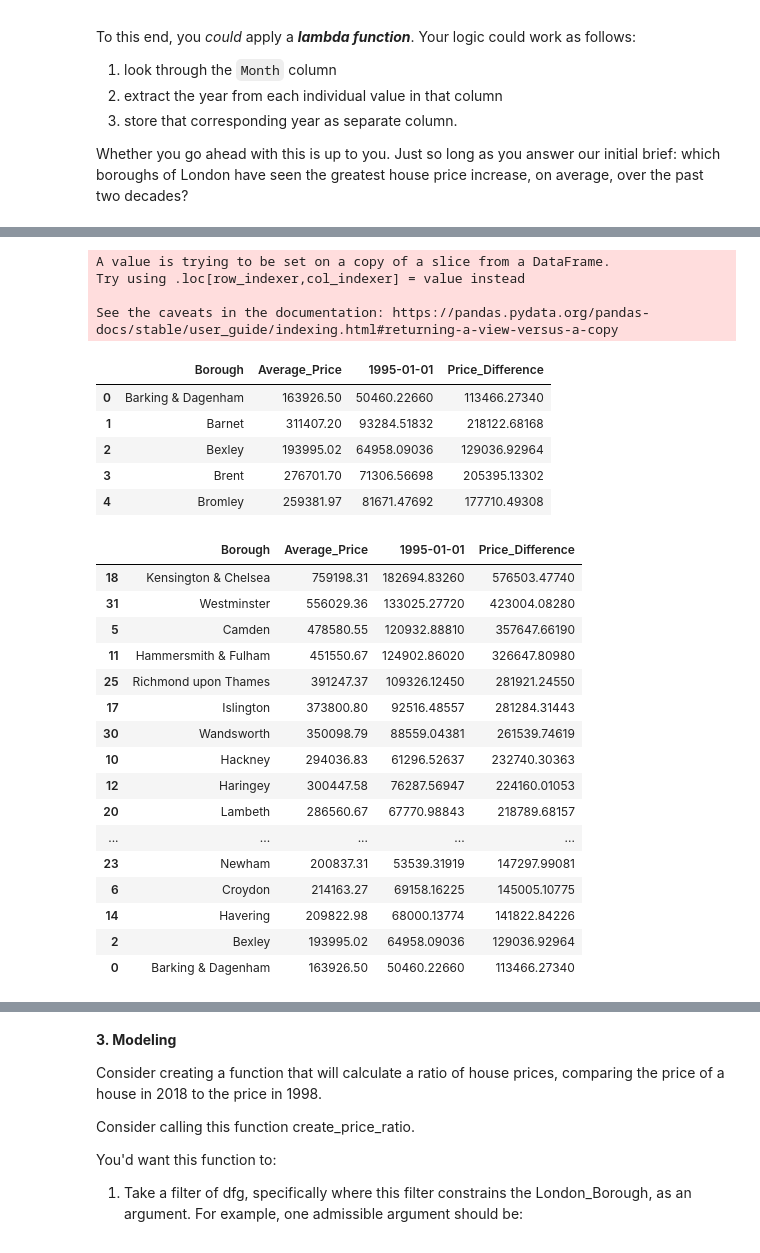
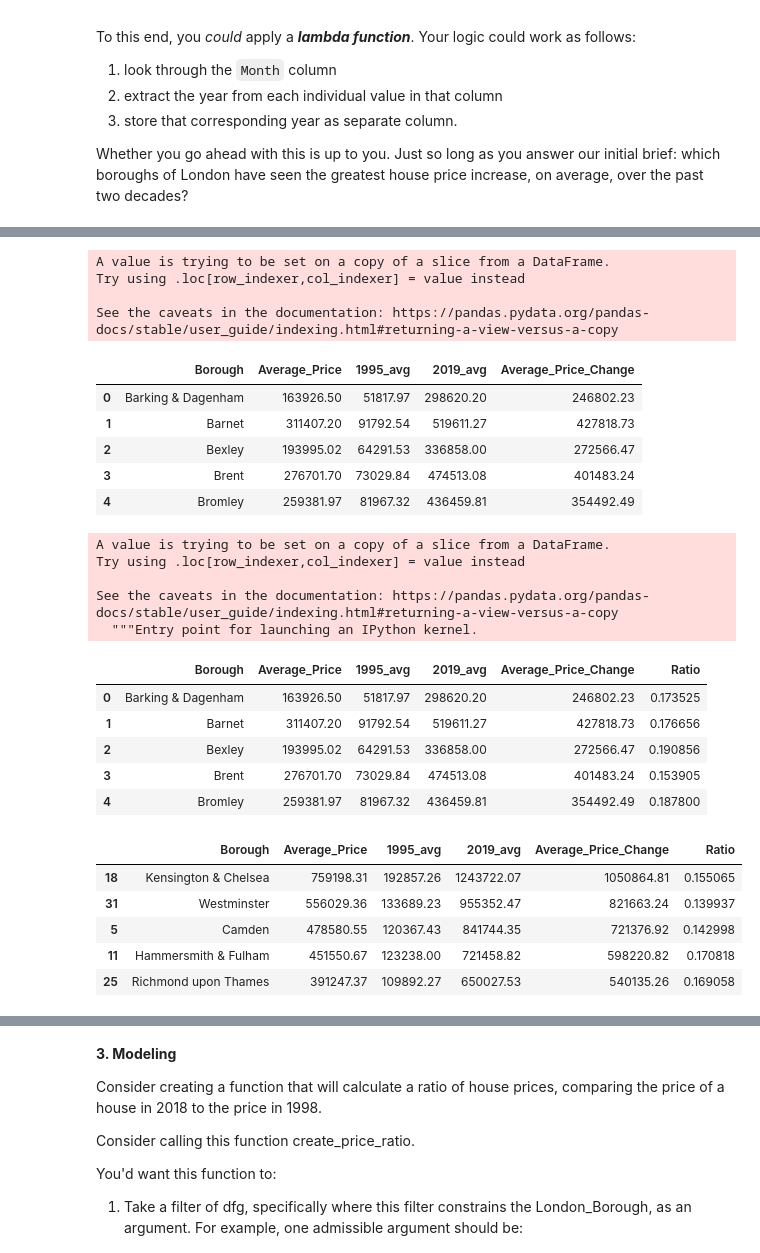
Before and after one commit to dplem/Springboard_Projects, a Jupyter notebook: Unit_4_Challenge_Tier_3.ipynb, the cells around one changed output, grey strips where cells are left out. Cells and saved outputs as stored; diff of their text form; code cells hidden in the pictures.

```diff
--- a/Unit_4_Challenge_Tier_3.ipynb
+++ b/Unit_4_Challenge_Tier_3.ipynb
@@ -524,6 +517,6 @@ To this end, you *could* apply a ***lambda function***. Your logic could work as
 
 Whether you go ahead with this is up to you. Just so long as you answer our initial brief: which boroughs of London have seen the greatest house price increase, on average, over the past two decades?
 # %%
-properties_increase = properties[['Borough', 'Average_Price', '1995-01-01']]
+properties_increase = properties[['Borough', 'Average_Price']]
 properties_increase.head()
 # %% [output]
@@ -535,0 +529,6 @@ properties_increase.head()
+# %%
+properties_increase['1995_avg'] = properties[['1995-01-01', '1995-02-01', '1995-03-01', '1995-04-01', '1995-05-01', '1995-06-01',
+                     '1995-07-01', '1995-08-01', '1995-09-01', '1995-10-01', '1995-11-01', '1995-12-01']].mean(axis=1).values.round(2).tolist()
+properties_increase['2019_avg'] = properties[['2019-01-01', '2019-02-01', '2019-03-01', '2019-04-01', '2019-05-01', '2019-06-01',
+                     '2019-07-01', '2019-08-01', '2019-09-01', '2019-10-01', '2019-11-01', '2019-12-01']].mean(axis=1).values.round(2).tolist()
+properties_increase.head()
@@ -536,37 +552,42 @@ properties_increase.head()
 # %%
-increase_df = properties_increase['Average_Price'] - properties_increase['1995-01-01']
-properties_increase['Price_Difference'] = increase_df
+increase_df = properties_increase['2019_avg'] - properties_increase['1995_avg']
+properties_increase['Average_Price_Change'] = increase_df
 properties_increase.head()
 # %% [output]
 A value is trying to be set on a copy of a slice from a DataFrame.
 Try using .loc[row_indexer,col_indexer] = value instead
 
 See the caveats in the documentation: https://pandas.pydata.org/pandas-docs/stable/user_guide/indexing.html#returning-a-view-versus-a-copy
-|  | Borough | Average_Price | 1995-01-01 | Price_Difference |
-| 0 | Barking & Dagenham | 163926.50 | 50460.22660 | 113466.27340 |
-| 1 | Barnet | 311407.20 | 93284.51832 | 218122.68168 |
-| 2 | Bexley | 193995.02 | 64958.09036 | 129036.92964 |
-| 3 | Brent | 276701.70 | 71306.56698 | 205395.13302 |
-| 4 | Bromley | 259381.97 | 81671.47692 | 177710.49308 |
+|  | Borough | Average_Price | 1995_avg | 2019_avg | Average_Price_Change |
+| 0 | Barking & Dagenham | 163926.50 | 51817.97 | 298620.20 | 246802.23 |
+| 1 | Barnet | 311407.20 | 91792.54 | 519611.27 | 427818.73 |
+| 2 | Bexley | 193995.02 | 64291.53 | 336858.00 | 272566.47 |
+| 3 | Brent | 276701.70 | 73029.84 | 474513.08 | 401483.24 |
+| 4 | Bromley | 259381.97 | 81967.32 | 436459.81 | 354492.49 |
+# %%
+properties_increase['Ratio'] = properties_increase['1995_avg']/properties_increase['2019_avg']
+properties_increase.head()
+# %% [output]
+A value is trying to be set on a copy of a slice from a DataFrame.
+Try using .loc[row_indexer,col_indexer] = value instead
+
+See the caveats in the documentation: https://pandas.pydata.org/pandas-docs/stable/user_guide/indexing.html#returning-a-view-versus-a-copy
+  """Entry point for launching an IPython kernel.
+|  | Borough | Average_Price | 1995_avg | 2019_avg | Average_Price_Change | Ratio |
+| 0 | Barking & Dagenham | 163926.50 | 51817.97 | 298620.20 | 246802.23 | 0.173525 |
+| 1 | Barnet | 311407.20 | 91792.54 | 519611.27 | 427818.73 | 0.176656 |
+| 2 | Bexley | 193995.02 | 64291.53 | 336858.00 | 272566.47 | 0.190856 |
+| 3 | Brent | 276701.70 | 73029.84 | 474513.08 | 401483.24 | 0.153905 |
+| 4 | Bromley | 259381.97 | 81967.32 | 436459.81 | 354492.49 | 0.187800 |
 # %%
-# Boroughs with Highest Average Price Increase sorted by descending.
+# Boroughs with Highest average price change sorted by descending.
 
-properties_increase.sort_values(by='Price_Difference',ascending=False)
+avg_price_change = properties_increase.sort_values(by='Average_Price_Change',ascending=False)
+avg_price_change.head()
 # %% [output]
-|  | Borough | Average_Price | 1995-01-01 | Price_Difference |
-| 18 | Kensington & Chelsea | 759198.31 | 182694.83260 | 576503.47740 |
-| 31 | Westminster | 556029.36 | 133025.27720 | 423004.08280 |
-| 5 | Camden | 478580.55 | 120932.88810 | 357647.66190 |
-| 11 | Hammersmith & Fulham | 451550.67 | 124902.86020 | 326647.80980 |
-| 25 | Richmond upon Thames | 391247.37 | 109326.12450 | 281921.24550 |
-| 17 | Islington | 373800.80 | 92516.48557 | 281284.31443 |
-| 30 | Wandsworth | 350098.79 | 88559.04381 | 261539.74619 |
-| 10 | Hackney | 294036.83 | 61296.52637 | 232740.30363 |
-| 12 | Haringey | 300447.58 | 76287.56947 | 224160.01053 |
-| 20 | Lambeth | 286560.67 | 67770.98843 | 218789.68157 |
-| ... | ... | ... | ... | ... |
-| 23 | Newham | 200837.31 | 53539.31919 | 147297.99081 |
-| 6 | Croydon | 214163.27 | 69158.16225 | 145005.10775 |
-| 14 | Havering | 209822.98 | 68000.13774 | 141822.84226 |
-| 2 | Bexley | 193995.02 | 64958.09036 | 129036.92964 |
-| 0 | Barking & Dagenham | 163926.50 | 50460.22660 | 113466.27340 |
+|  | Borough | Average_Price | 1995_avg | 2019_avg | Average_Price_Change | Ratio |
+| 18 | Kensington & Chelsea | 759198.31 | 192857.26 | 1243722.07 | 1050864.81 | 0.155065 |
+| 31 | Westminster | 556029.36 | 133689.23 | 955352.47 | 821663.24 | 0.139937 |
+| 5 | Camden | 478580.55 | 120367.43 | 841744.35 | 721376.92 | 0.142998 |
+| 11 | Hammersmith & Fulham | 451550.67 | 123238.00 | 721458.82 | 598220.82 | 0.170818 |
+| 25 | Richmond upon Thames | 391247.37 | 109892.27 | 650027.53 | 540135.26 | 0.169058 |
```
Also changed, not shown: parts of 14 cells of this notebook.
